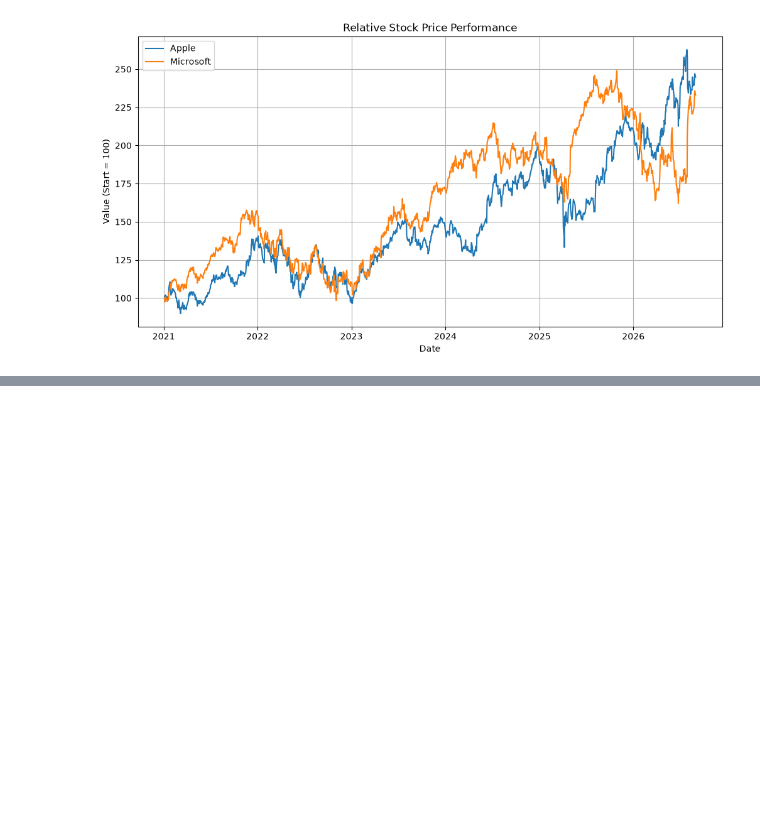
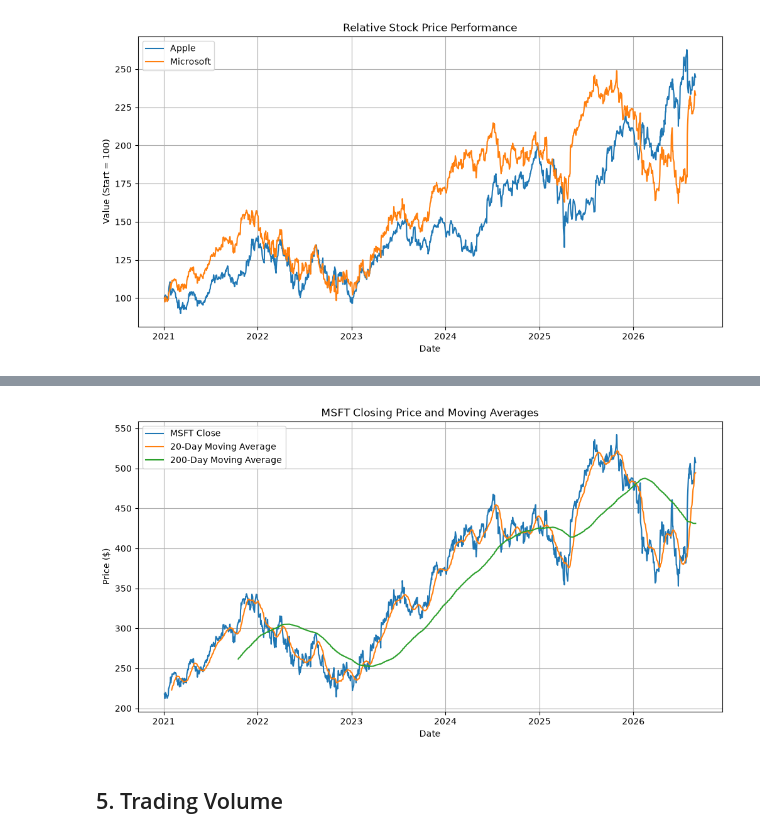
Before and after one commit to dangg29/stock-price-analysis, a Jupyter notebook: stock-price-analysis.ipynb, the cells around one changed output, grey strips where cells are left out. Saved outputs shown, nothing was run; the diff lists cells and outputs as text; code cells hidden in the pictures; blank space fills up the shorter version.

```diff
--- a/stock-price-analysis.ipynb
+++ b/stock-price-analysis.ipynb
@@ -184,0 +328,37 @@ plt.show()
+# %%
+msft = close[["MSFT"]].copy()
+
+msft["MA_20"] = msft["MSFT"].rolling(20).mean()
+msft["MA_200"] = msft["MSFT"].rolling(200).mean()
+# %%
+plt.figure(figsize=(12, 6))
+
+plt.plot(
+    msft.index,
+    msft["MSFT"],
+    label="MSFT Close"
+)
+
+plt.plot(
+    msft.index,
+    msft["MA_20"],
+    label="20-Day Moving Average"
+)
+
+plt.plot(
+    msft.index,
+    msft["MA_200"],
+    label="200-Day Moving Average"
+)
+
+plt.title("MSFT Closing Price and Moving Averages")
+plt.xlabel("Date")
+plt.ylabel("Price ($)")
+plt.legend()
+plt.grid(True)
+
+plt.show()
+# %% [output]
+[figure, added]
+# %% [markdown]
+## 5. Trading Volume
```
Also changed, not shown: parts of 19 cells of this notebook.
